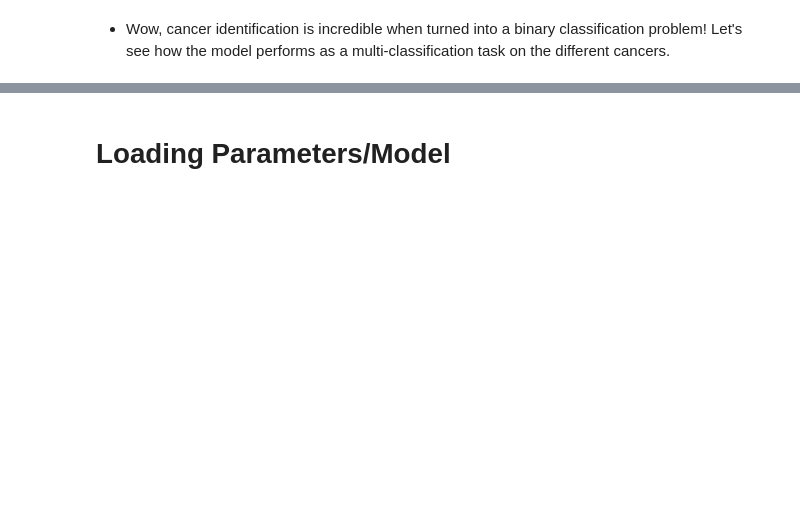
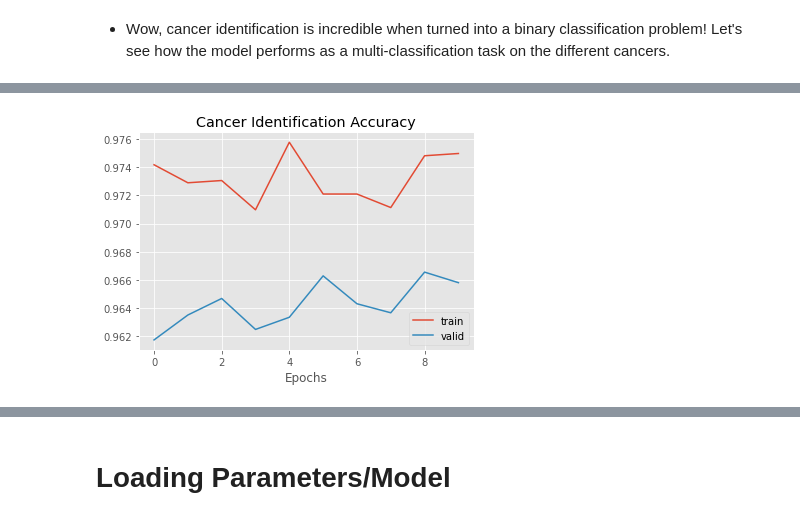
Before and after one commit to okeefe123/Histopathology_Final_Project, a Jupyter notebook: Cancer_Models.ipynb, the cells around one changed output, grey strips where cells are left out. Drawn from its saved outputs; the diff is of its cells as text; code cells hidden in the pictures; blank space fills up the shorter version.

```diff
--- a/Cancer_Models.ipynb
+++ b/Cancer_Models.ipynb
@@ -851,0 +714,16 @@ plt.show()
+# %%
+filename = './models/resnet18/8112021_epoch_9_tacc_0.953_vacc_0.848.pkl'
+ft_model = pickle.load(open(filename, 'rb'))
+# %%
+for idx, (i, l) in enumerate(ft_model.named_parameters()):
+    if idx > 57:
+        l.requires_grad = True
+    print(idx, i, l.requires_grad)
+
+params_to_update = []
+
+for param in ft_model.parameters():
+    if param.requires_grad == True:
+        params_to_update.append(param)
+
+optimizer = optim.AdamW(params_to_update, lr=0.01)
@@ -851,0 +748,16 @@ plt.show()
+# %%
+tlft_bin = []
+vlft_bin = []
+taft_bin = []
+vaft_bin = []
+num_epochs = 10
+
+for i in range(10, 10+num_epochs):
+    train_loss, train_acc, valid_loss, valid_acc = one_pass_train_valid(ft_model, train_dl, valid_dl, optimizer, lossFun, class_type='binary', device=device)
+    print(f"train_acc: {train_acc:.4f},  valid_acc = {valid_acc:.4f}")
+    tlft_bin.append(train_loss)
+    vlft_bin.append(valid_loss)
+    taft_bin.append(train_acc)
+    vaft_bin.append(valid_acc)
+    model_name = f'models/resnet18/8112021_epoch_{i}_tacc_{train_acc:.3f}_vacc_{valid_acc:.3f}.pkl'
+    pickle.dump(ft_model, open(model_name, 'wb'))
@@ -851,0 +775,9 @@ plt.show()
+# %%
+plt.plot(vaft_bin, label = 'train')
+plt.plot(taft_bin, label = 'valid')
+plt.legend()
+plt.xlabel('Epochs')
+plt.title('Cancer Identification Accuracy')
+plt.savefig('figures/cancer_identification_accuracy_ft.png')
+# %% [output]
+[figure, added]
```
Also changed, not shown: parts of 43 cells of this notebook.
